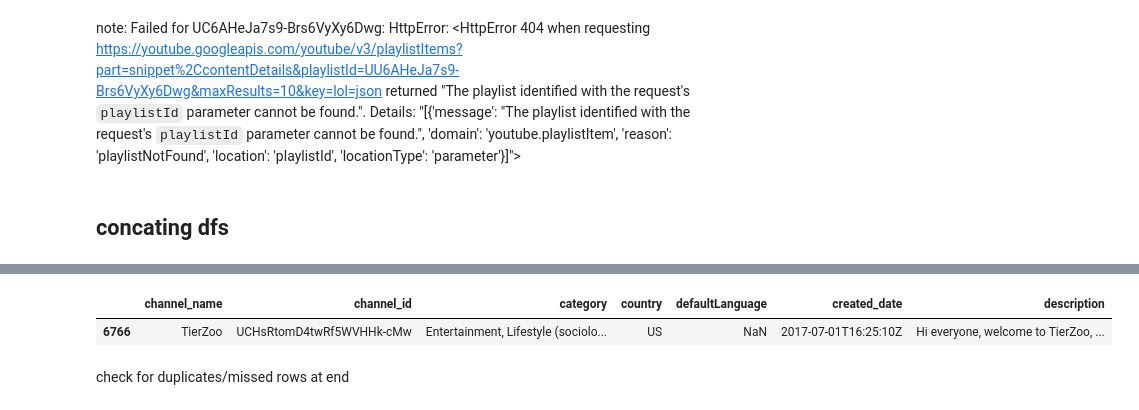
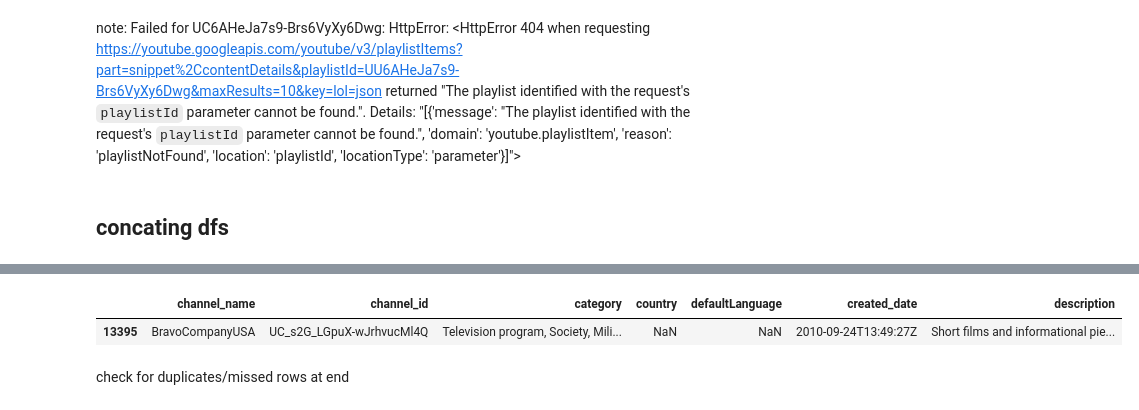
Before and after one commit to ricd99/ytrec, a Jupyter notebook: notebooks/yt_data.ipynb, the cells around one changed output, grey strips where cells are left out. Cells and saved outputs as stored; diff of their text form; code cells hidden in the pictures.

```diff
--- a/notebooks/yt_data.ipynb
+++ b/notebooks/yt_data.ipynb
@@ -318,10 +328,10 @@ new_df[new_df["channel_id"].duplicated(keep=False)]
 | 3442 | UCl4-WBRqWA2MlxmZorKOV7w | B is for Build | Welcome to B is for Build. A plac... | US | None | 2015-06-17T05:37:59Z | [Vehicle, Lifestyle (sociology), ... | ... |
 # %%
 df_copy = df.copy()
-df_copy[df_copy["channel_name"] == "TierZoo"]
+df_copy[df_copy["channel_name"] == "BravoCompanyUSA"]
 # %% [output]
 |  | channel_name | channel_id | category | country | defaultLanguage | created_date | description |
-| 6766 | TierZoo | UCHsRtomD4twRf5WVHHk-cMw | Entertainment, Lifestyle (sociolo... | US | NaN | 2017-07-01T16:25:10Z | Hi everyone, welcome to TierZoo, ... |
+| 13395 | BravoCompanyUSA | UC_s2G_LGpuX-wJrhvucMl4Q | Television program, Society, Mili... | NaN | NaN | 2010-09-24T13:49:27Z | Short films and informational pie... |
 # %% [markdown]
 check for duplicates/missed rows at end
 # %% [markdown]
```
Also changed, not shown: parts of 8 cells of this notebook.
